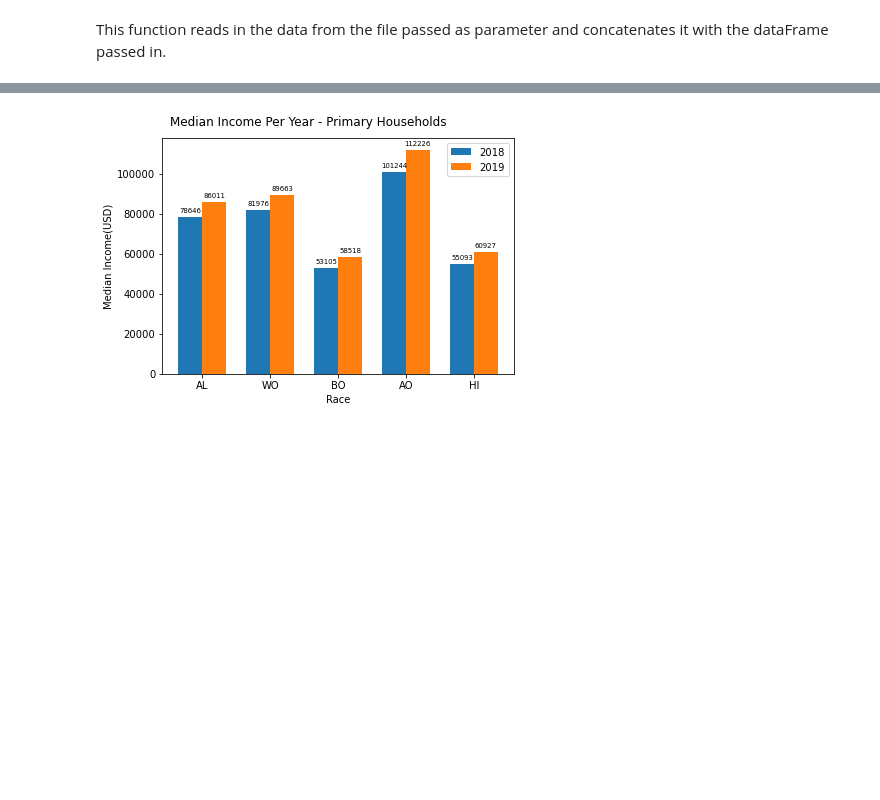
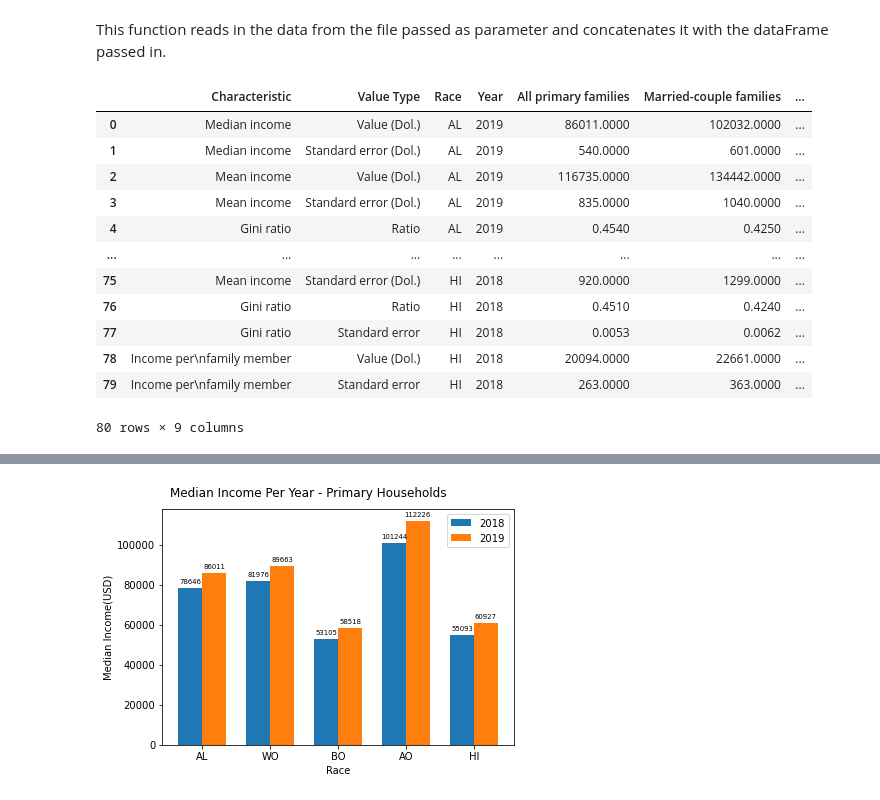
Before and after one commit to j0serobles/UCF_Data_Bootcamp_Project1, a Jupyter notebook: Data_Explore_Cleanup.ipynb, the cells around one changed output, grey strips where cells are left out. Cells and saved outputs as stored; diff of their text form; code cells hidden in the pictures; blank space fills up the shorter version.

```diff
--- a/Data_Explore_Cleanup.ipynb
+++ b/Data_Explore_Cleanup.ipynb
@@ -73,3 +73,19 @@ def autolabel(rects):
                     xytext=(0, 3),  # 3 points vertical offset
                     textcoords="offset points",
                     ha='center', va='bottom', fontsize='x-small')
+# %%
+df
+# %% [output]
+|  | Characteristic | Value Type | Race | Year | All primary families | Married-couple families | ... |
+| 0 | Median income | Value (Dol.) | AL | 2019 | 86011.0000 | 102032.0000 | ... |
+| 1 | Median income | Standard error (Dol.) | AL | 2019 | 540.0000 | 601.0000 | ... |
+| 2 | Mean income | Value (Dol.) | AL | 2019 | 116735.0000 | 134442.0000 | ... |
+| 3 | Mean income | Standard error (Dol.) | AL | 2019 | 835.0000 | 1040.0000 | ... |
+| 4 | Gini ratio | Ratio | AL | 2019 | 0.4540 | 0.4250 | ... |
+| ... | ... | ... | ... | ... | ... | ... | ... |
+| 75 | Mean income | Standard error (Dol.) | HI | 2018 | 920.0000 | 1299.0000 | ... |
+| 76 | Gini ratio | Ratio | HI | 2018 | 0.4510 | 0.4240 | ... |
+| 77 | Gini ratio | Standard error | HI | 2018 | 0.0053 | 0.0062 | ... |
+| 78 | Income per\nfamily member | Value (Dol.) | HI | 2018 | 20094.0000 | 22661.0000 | ... |
+| 79 | Income per\nfamily member | Standard error | HI | 2018 | 263.0000 | 363.0000 | ... |
+80 rows × 9 columns
```
Also changed, not shown: parts of 5 cells of this notebook.
